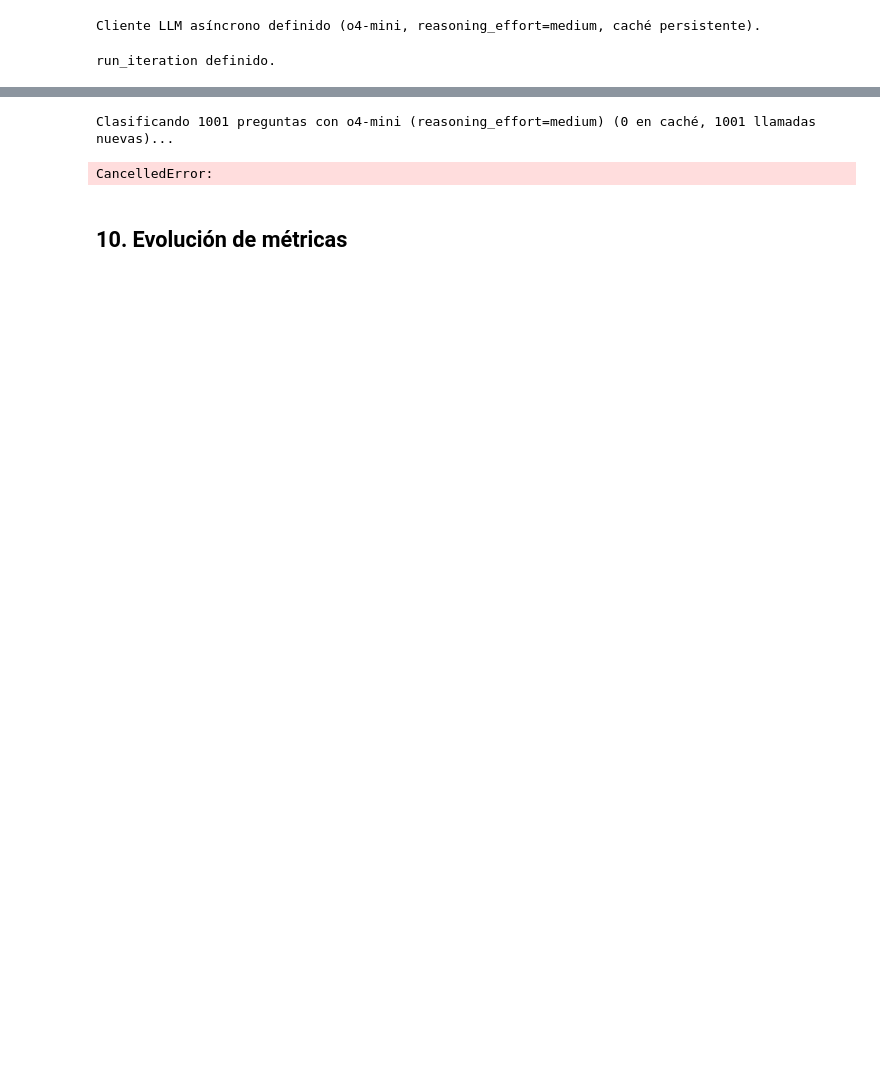
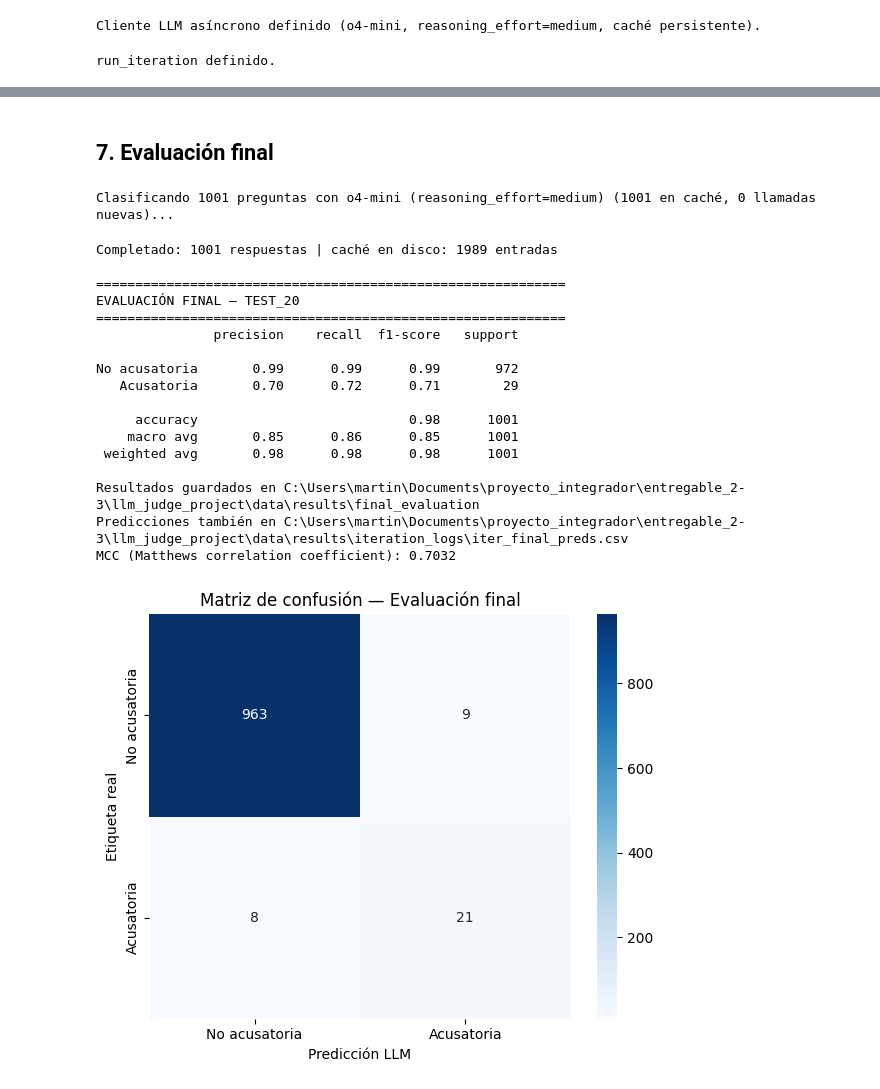
Before and after one commit to GianTituana/proyecto_integrador, a Jupyter notebook: llm_judge_project/notebooks/llm_judge_pipeline.ipynb, the cells around one changed output, grey strips where cells are left out. Cells and saved outputs as stored; diff of their text form; code cells hidden in the pictures; blank space fills up the shorter version.

Commit message:
refinamiento prompt completo

```diff
--- a/llm_judge_project/notebooks/llm_judge_pipeline.ipynb
+++ b/llm_judge_project/notebooks/llm_judge_pipeline.ipynb
@@ -627,62 +473,79 @@ Recuerda validar el mejor prompt sobre val_inner completo antes de la evaluació
+# %% [markdown]
+## 7. Evaluación final
 # %%
 FINAL_EVAL.mkdir(parents=True, exist_ok=True)
-test_df = pd.read_csv(DATA_SPLITS / 'test_20.csv')
+test_df = pd.read_csv(DATA_SPLITS / "test_20.csv")
 
-prompt_final_path = PROMPTS_DIR / 'prompt_v15.txt'  # <-- mejor prompt
+# Usar prompt preconstruido con ejemplos few-shot embebidos
+prompt_final_path = PROMPTS_DIR / "prompt_v17.txt"  # <-- prompt completo, ya con ejemplos
 if not prompt_final_path.exists():
     raise FileNotFoundError(f'No existe el prompt final: {prompt_final_path}')
 
 with open(prompt_final_path, encoding='utf-8') as f:
     prompt_final = f.read()
 
-best_seed = 42
-acus_ex, no_acus_ex = sample_few_shot_examples(train_inner, n=4, seed=best_seed)
-prompts_test = [
-    build_prompt(prompt_final, acus_ex, no_acus_ex, q)
-    for q in test_df['pregunta'].tolist()
-]
+# No se calcula sample_few_shot_examples ni build_prompt, se usa el prompt tal cual
+prompts_test = [prompt_final.replace('{pregunta}', q) for q in test_df['pregunta'].tolist()]
 
 raw_test = await classify_batch(prompts_test)
 test_df = test_df.copy().reset_index(drop=True)
 test_df['respuesta_llm'] = raw_test
-test_df['prediccion'] = [parse_response(r) for r in raw_test]
+test_df['prediccion']    = [parse_response(r) for r in raw_test]
 
-valid_test = test_df[test_df['prediccion'] != -1].copy()
-invalid_count = len(test_df) - len(valid_test)
-if invalid_count:
-    print(f'Aviso: {invalid_count} respuestas no se pudieron parsear y se excluyeron de las métricas.')
+valid_test = test_df[test_df['prediccion'] != -1]
+y_true_t   = valid_test['etiqueta'].values
+y_pred_t   = valid_test['prediccion'].values
 
-y_true_t = valid_test['etiqueta'].values
-y_pred_t = valid_test['prediccion'].values
-
-print()
-print('=' * 60)
-print('EVALUACIÓN FINAL — TEST_20')
-print('=' * 60)
+print("\n" + "="*60)
+print("EVALUACIÓN FINAL — TEST_20")
+print("="*60)
 print(classification_report(y_true_t, y_pred_t, target_names=['No acusatoria', 'Acusatoria']))
 
+# Calcular y mostrar el coeficiente de correlación de Matthews (MCC)
+from sklearn.metrics import matthews_corrcoef
+mcc = matthews_corrcoef(y_true_t, y_pred_t)
+
 final_metrics = {
-    'f1': f1_score(y_true_t, y_pred_t, zero_division=0),
-    'recall': recall_score(y_true_t, y_pred_t, zero_division=0),
+    'f1':        f1_score(y_true_t, y_pred_t, zero_division=0),
+    'recall':    recall_score(y_true_t, y_pred_t, zero_division=0),
     'precision': precision_score(y_true_t, y_pred_t, zero_division=0),
-    'accuracy': accuracy_score(y_true_t, y_pred_t),
+    'accuracy':  accuracy_score(y_true_t, y_pred_t),
+    'mcc':       mcc,
 }
-test_df.to_csv(FINAL_EVAL / 'final_preds.csv', index=False)
-pd.DataFrame([final_metrics]).to_csv(FINAL_EVAL / 'final_metrics.csv', index=False)
-print(f'Resultados guardados en {FINAL_EVAL}')
+test_df.to_csv(FINAL_EVAL / "final_preds.csv", index=False)
+test_df.to_csv(ITER_LOGS / "iter_final_preds.csv", index=False)
+pd.DataFrame([final_metrics]).to_csv(FINAL_EVAL / "final_metrics.csv", index=False)
+print(f"Resultados guardados en {FINAL_EVAL}")
+print(f"Predicciones también en {ITER_LOGS / 'iter_final_preds.csv'}")
+print(f"MCC (Matthews correlation coefficient): {mcc:.4f}")
 
 cm = confusion_matrix(y_true_t, y_pred_t)
 fig, ax = plt.subplots(figsize=(6, 5))
 sns.heatmap(cm, annot=True, fmt='d', cmap='Blues',
             xticklabels=['No acusatoria', 'Acusatoria'],
             yticklabels=['No acusatoria', 'Acusatoria'], ax=ax)
 ax.set_ylabel('Etiqueta real')
 ax.set_xlabel('Predicción LLM')
 ax.set_title('Matriz de confusión — Evaluación final')
 plt.tight_layout()
 plt.show()
 # %% [output]
-Clasificando 1001 preguntas con o4-mini (reasoning_effort=medium) (0 en caché, 1001 llamadas nuevas)...
+Clasificando 1001 preguntas con o4-mini (reasoning_effort=medium) (1001 en caché, 0 llamadas nuevas)...
-CancelledError:
+Completado: 1001 respuestas | caché en disco: 1989 entradas
+
+============================================================
+EVALUACIÓN FINAL — TEST_20
+============================================================
+               precision    recall  f1-score   support
+
+No acusatoria       0.99      0.99      0.99       972
+   Acusatoria       0.70      0.72      0.71        29
+
+     accuracy                           0.98      1001
+    macro avg       0.85      0.86      0.85      1001
+ weighted avg       0.98      0.98      0.98      1001
+
+Resultados guardados en C:\Users\martin\Documents\proyecto_integrador\entregable_2-3\llm_judge_project\data\results\final_evaluation
+Predicciones también en C:\Users\martin\Documents\proyecto_integrador\entregable_2-3\llm_judge_project\data\results\iteration_logs\iter_final_preds.csv
+MCC (Matthews correlation coefficient): 0.7032
+[figure, added]
-# %% [markdown]
-## 10. Evolución de métricas
```
Also changed, not shown: parts of 19 cells of this notebook, 21 other files.
